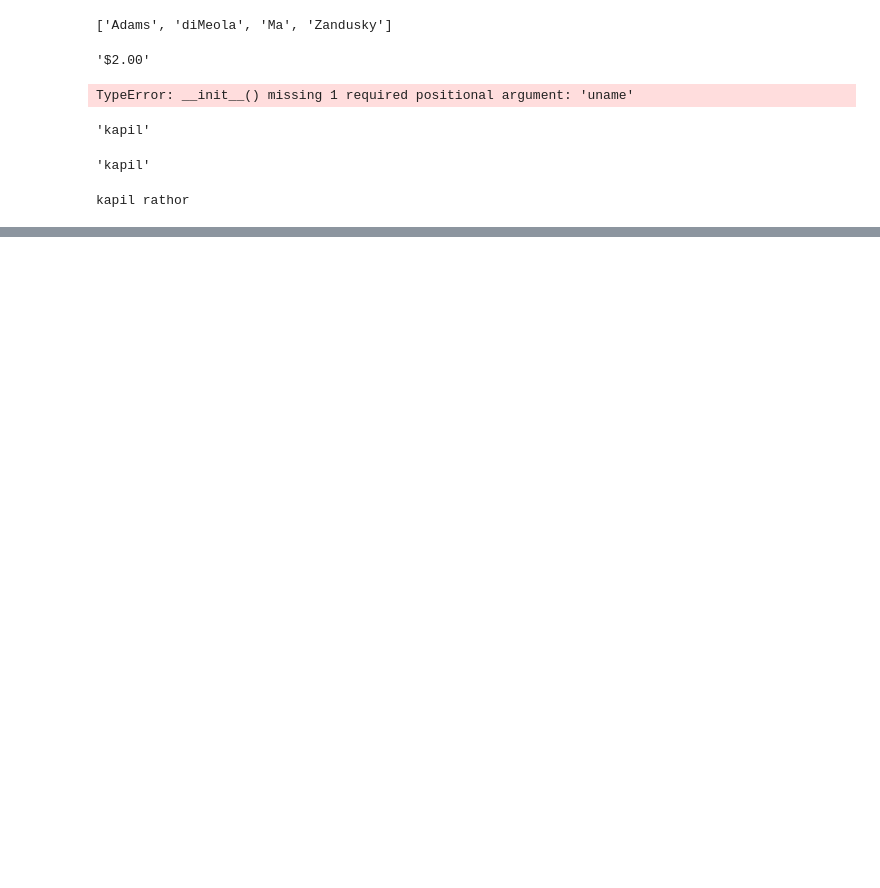
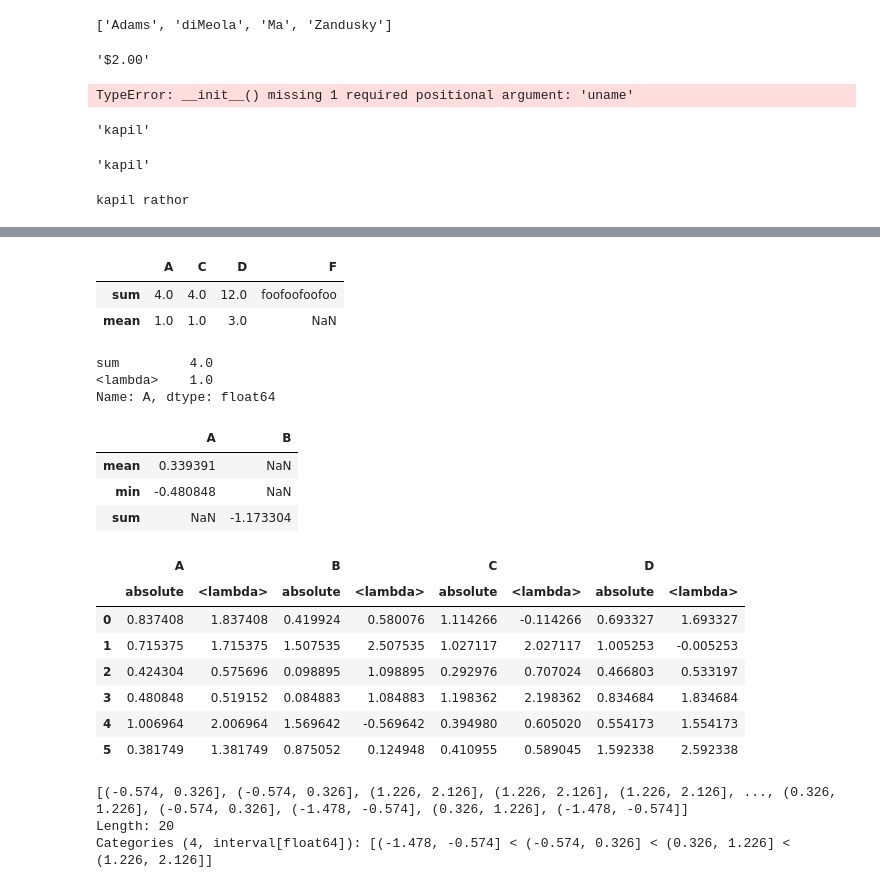
Before and after one commit to KapilRathor/ML-DL, a Jupyter notebook: Basic Python.ipynb, the cells around one changed output, grey strips where cells are left out. Drawn from its saved outputs; the diff is of its cells as text; code cells hidden in the pictures; blank space fills up the shorter version.

```diff
--- a/Basic Python.ipynb
+++ b/Basic Python.ipynb
@@ -355,0 +1014,4 @@ new_guy
+# %%
+x = [1, 2, 3, 4, 5, 6, 7, 8]
+y = [0, 2, 1, 3, 7, 10, 11, 19]
+np.polyfit(x, y, 2)
@@ -355,0 +1094,2 @@ new_guy
+# %%
+b = pd.DataFrame(np.random.randn(6, 4),index = dates, columns=list('ABCD'))
@@ -355,0 +1243,2 @@ new_guy
+# %%
+b = b.reindex(index=[0:2], columns=list(b.columns) + ['E'])
@@ -355,0 +1381,30 @@ new_guy
+# %%
+a.agg(['sum', 'mean'])
+# %% [output]
+|  | A | C | D | F |
+| sum | 4.0 | 4.0 | 12.0 | foofoofoofoo |
+| mean | 1.0 | 1.0 | 3.0 | NaN |
+# %%
+a['A'].agg(['sum', lambda x: x.mean()])
+# %% [output]
+sum         4.0
+<lambda>    1.0
+Name: A, dtype: float64
+# %%
+b.agg({'A': ['mean', 'min'], 'B': 'sum'})
+# %% [output]
+|  | A | B |
+| mean | 0.339391 | NaN |
+| min | -0.480848 | NaN |
+| sum | NaN | -1.173304 |
+# %%
+b.transform([np.abs, lambda x: x + 1])
+# %% [output]
+|  | A |  | B |  | C |  | D |  |
+|  | absolute | <lambda> | absolute | <lambda> | absolute | <lambda> | absolute | <lambda> |
+| 0 | 0.837408 | 1.837408 | 0.419924 | 0.580076 | 1.114266 | -0.114266 | 0.693327 | 1.693327 |
+| 1 | 0.715375 | 1.715375 | 1.507535 | 2.507535 | 1.027117 | 2.027117 | 1.005253 | -0.005253 |
+| 2 | 0.424304 | 0.575696 | 0.098895 | 1.098895 | 0.292976 | 0.707024 | 0.466803 | 0.533197 |
+| 3 | 0.480848 | 0.519152 | 0.084883 | 1.084883 | 1.198362 | 2.198362 | 0.834684 | 1.834684 |
+| 4 | 1.006964 | 2.006964 | 1.569642 | -0.569642 | 0.394980 | 0.605020 | 0.554173 | 1.554173 |
+| 5 | 0.381749 | 1.381749 | 0.875052 | 0.124948 | 0.410955 | 0.589045 | 1.592338 | 2.592338 |
@@ -355,0 +1413,6 @@ new_guy
+# %%
+pd.cut(arr, 4)
+# %% [output]
+[(-0.574, 0.326], (-0.574, 0.326], (1.226, 2.126], (1.226, 2.126], (1.226, 2.126], ..., (0.326, 1.226], (-0.574, 0.326], (-1.478, -0.574], (0.326, 1.226], (-1.478, -0.574]]
+Length: 20
+Categories (4, interval[float64]): [(-1.478, -0.574] < (-0.574, 0.326] < (0.326, 1.226] < (1.226, 2.126]]
```
Also changed, not shown: parts of 209 cells of this notebook.
